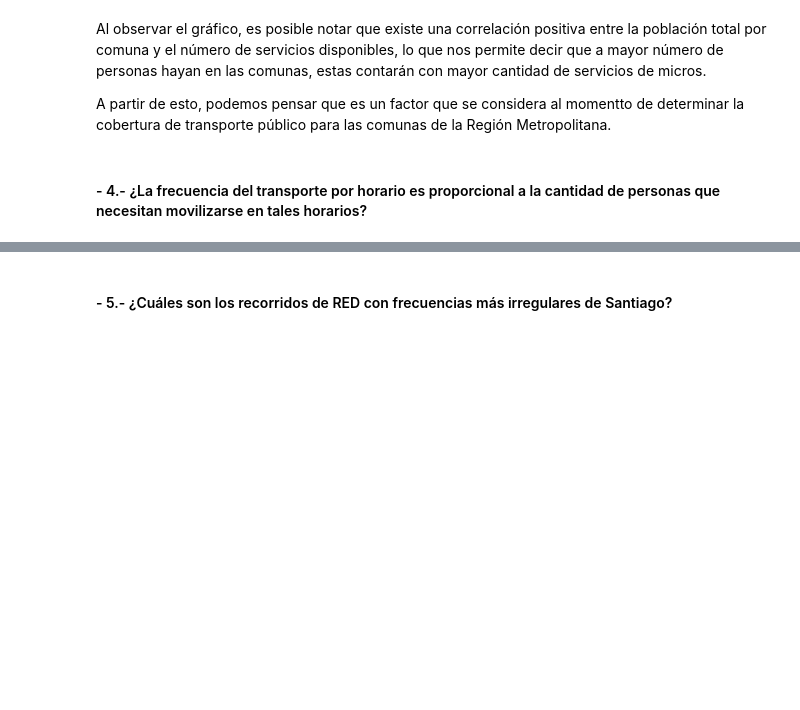
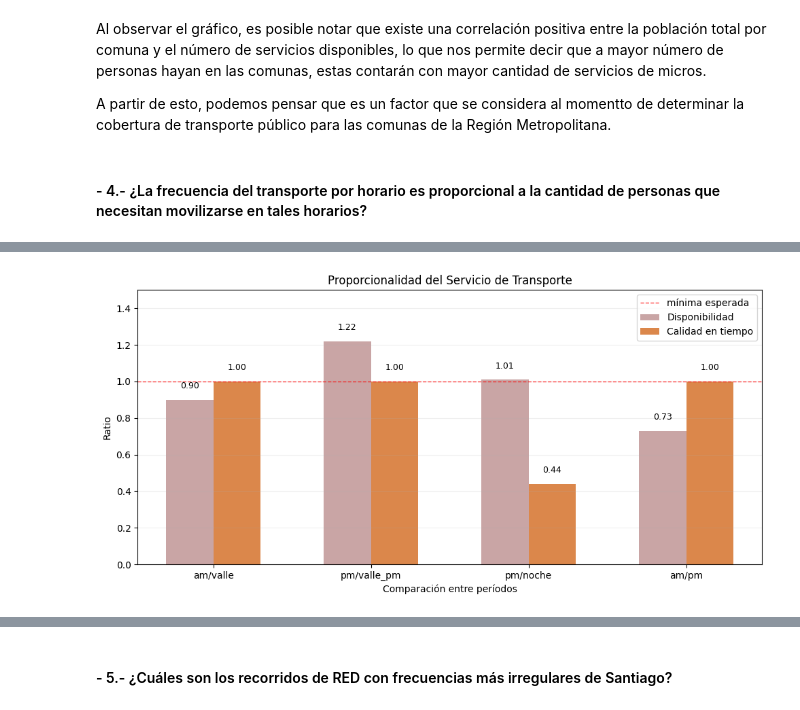
Before and after one commit to vpardoss/squadecaedro, a Jupyter notebook: notebooks/squadecaedro_entrega.ipynb, the cells around one changed output, grey strips where cells are left out. Drawn from its saved outputs; the diff is of its cells as text; code cells hidden in the pictures; blank space fills up the shorter version.

```diff
--- a/notebooks/squadecaedro_entrega.ipynb
+++ b/notebooks/squadecaedro_entrega.ipynb
@@ -291,0 +314,36 @@ Dado que es posible determinar a qué hora suelen haber más personas que necesi
+# %%
+disponibilidad = [0.9, 1.22, 1.01, 0.73]  # servicios por hora
+calidad = [1.0, 1.0, 0.44, 1.0]            # tiempos de espera
+labels = ["am/valle", "pm/valle_pm", "pm/noche", "am/pm"]
+
+x = np.arange(len(labels))
+plt.figure(figsize=(10, 5))
+
+# graficar variable cocientes
+plt.bar(x - 0.15, disponibilidad, 0.3, label="Disponibilidad",
+        color="rosybrown", alpha=0.8)
+# graficar calidad_transportes
+plt.bar(x + 0.15, calidad, 0.3, label="Calidad en tiempo",
+        color="chocolate", alpha=0.8)
+
+
+plt.axhline(y=1.0, color="red", linestyle="--", linewidth=1,
+            label="mínima esperada", alpha=0.7)
+plt.xlabel("Comparación entre períodos")
+plt.ylabel("Ratio")
+plt.title("Proporcionalidad del Servicio de Transporte")
+plt.xticks(x, labels)
+plt.legend()
+
+for i, (disp, cal) in enumerate(zip(disponibilidad, calidad)):
+    plt.text(i - 0.15, disp + 0.05, f"{disp:.2f}",
+             ha="center", va="bottom", fontsize=9)
+    plt.text(i + 0.15, cal + 0.05, f"{cal:.2f}",
+             ha="center", va="bottom", fontsize=9)
+
+plt.grid(True, alpha=0.2, axis="y")
+plt.ylim(0, 1.5)
+plt.tight_layout()
+plt.show()
+# %% [output]
+[figure, added]
```
Also changed, not shown: parts of 2 cells of this notebook.
